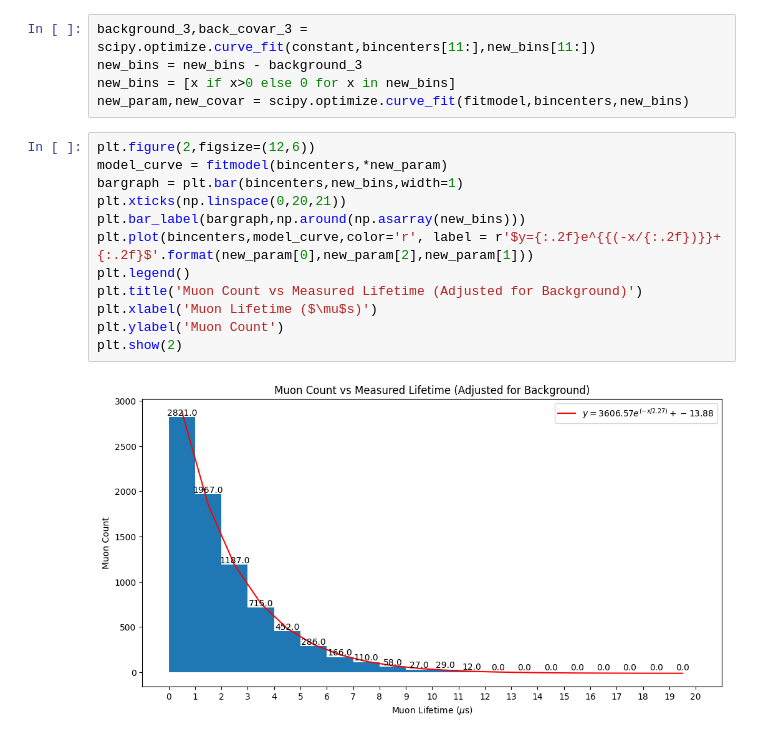
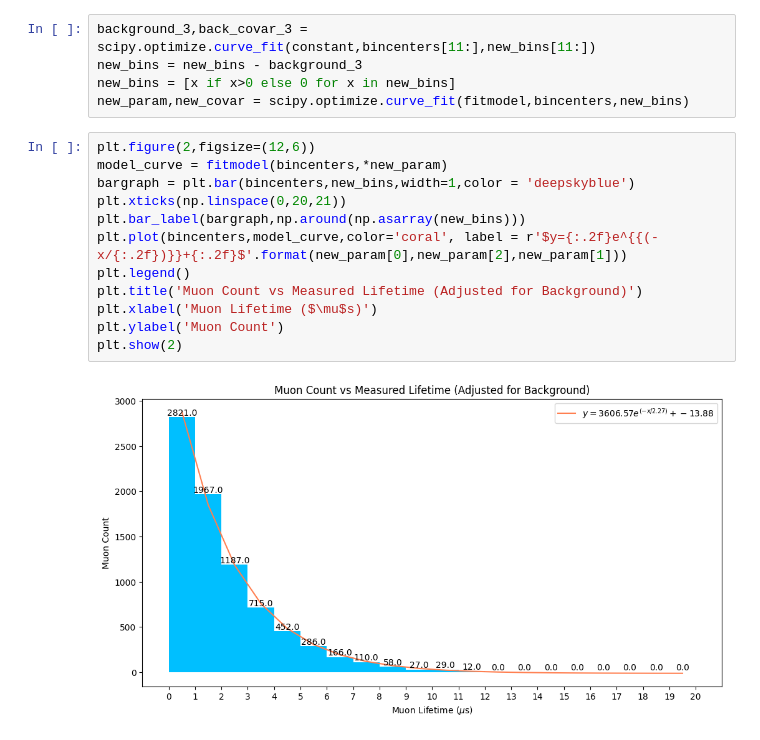
Before and after one commit to 001hazel/Phys-134, a Jupyter notebook: Muon_Physics_Data_Analysis.ipynb, the cells around one changed output. Drawn from its saved outputs; the diff is of its cells as text.

```diff
--- a/Muon_Physics_Data_Analysis.ipynb
+++ b/Muon_Physics_Data_Analysis.ipynb
@@ -120,14 +120,14 @@ new_param,new_covar = scipy.optimize.curve_fit(fitmodel,bincenters,new_bins)
 # %%
 plt.figure(2,figsize=(12,6))
 model_curve = fitmodel(bincenters,*new_param)
-bargraph = plt.bar(bincenters,new_bins,width=1)
+bargraph = plt.bar(bincenters,new_bins,width=1,color = 'deepskyblue')
 plt.xticks(np.linspace(0,20,21))
 plt.bar_label(bargraph,np.around(np.asarray(new_bins)))
-plt.plot(bincenters,model_curve,color='r', label = r'$y={:.2f}e^{{(-x/{:.2f})}}+{:.2f}$'.format(new_param[0],new_param[2],new_param[1]))
+plt.plot(bincenters,model_curve,color='coral', label = r'$y={:.2f}e^{{(-x/{:.2f})}}+{:.2f}$'.format(new_param[0],new_param[2],new_param[1]))
 plt.legend()
 plt.title('Muon Count vs Measured Lifetime (Adjusted for Background)')
 plt.xlabel('Muon Lifetime ($\mu$s)')
 plt.ylabel('Muon Count')
 plt.show(2)
 # %% [output]
-[figure, old version]
+[figure, new version]
```
